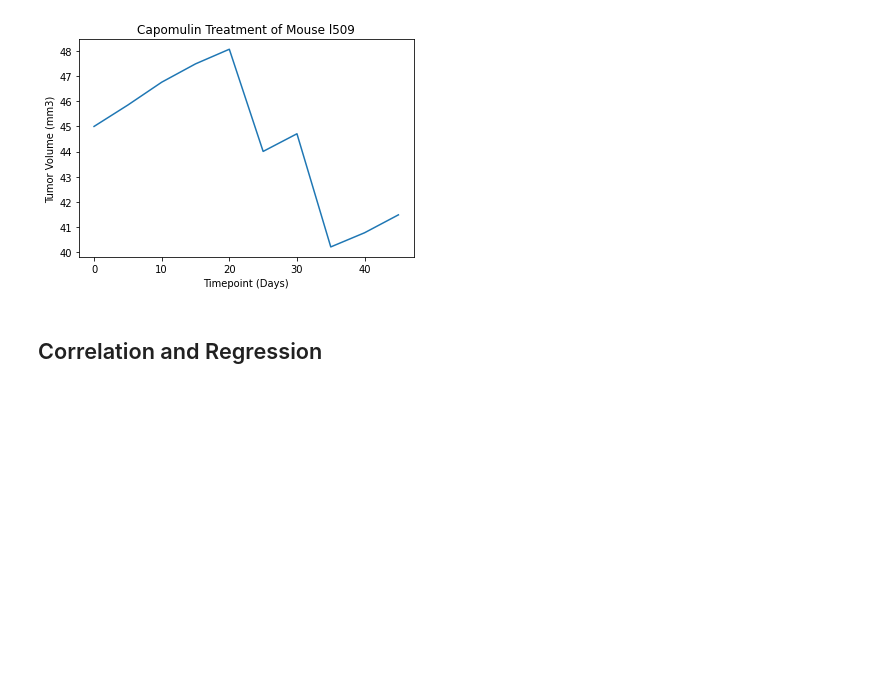
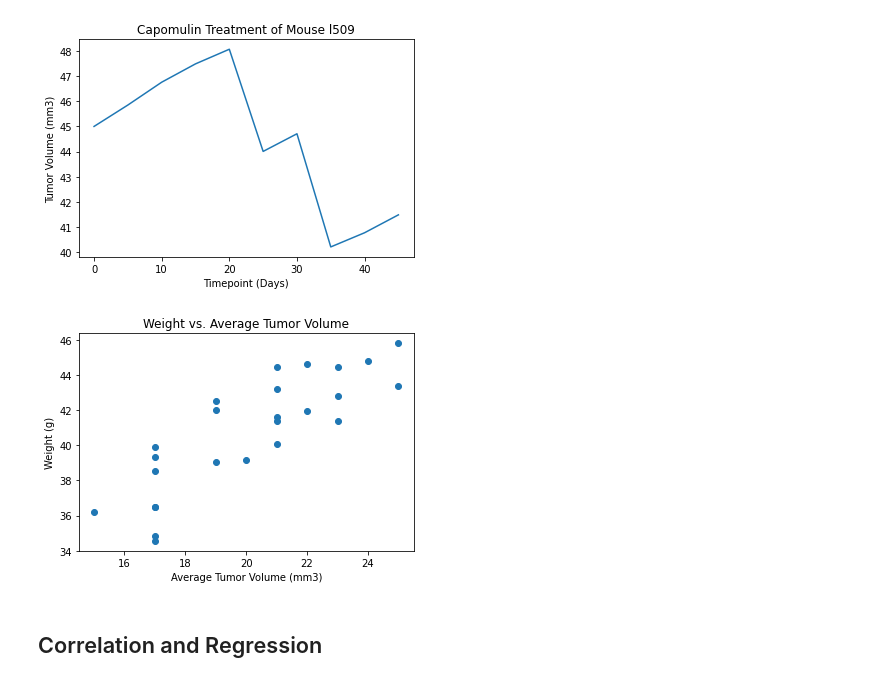
Before and after one commit to JohnShuford/Matplotlib-Challenge, a Jupyter notebook: Pymaceuticals/pymaceuticals.ipynb, the cells around one changed output. Cells and saved outputs as stored; diff of their text form; code cells hidden in the pictures; blank space fills up the shorter version.

Commit message:
scatter plot up and running

```diff
--- a/Pymaceuticals/pymaceuticals.ipynb
+++ b/Pymaceuticals/pymaceuticals.ipynb
@@ -266,7 +266,5 @@ line_x = [x for x in line_x_ser]
 cap_treatment_df = clean_df[clean_df['Drug Regimen'] == 'Capomulin']
 tumor_mean_ser = cap_treatment_df.groupby('Mouse ID').mean()['Tumor Volume (mm3)']
 tumor_mean = [x for x in tumor_mean_ser]
-mouse_weight_ser = cap_treatment_df.groupby('Mouse ID').mean()['Tumor Volume (mm3)']
-mouse_weight = [x for x in mouse_weight_ser]
-
-mouse_weight
+scat_weight_ser = tumor_volume_df.loc[tumor_volume_df['Drug Regimen'] == "Capomulin", 'Weight (g)']
+scat_weight = [x for x in scat_weight_ser]
@@ -299,5 +279,13 @@ plt.show()
 [figure]
 # %%
 # Generate a scatter plot of average tumor volume vs. mouse weight for the Capomulin regimen
+#plt.scatter(scat_weight, scat_tumor)
+plt.scatter(scat_weight, tumor_mean)
+plt.title('Weight vs. Average Tumor Volume')
+plt.xlabel('Average Tumor Volume (mm3)')
+plt.ylabel('Weight (g)')
+plt.show()
+# %% [output]
+[figure, added]
 # %% [markdown]
 ## Correlation and Regression
```
Also changed, not shown: parts of 3 cells of this notebook.
